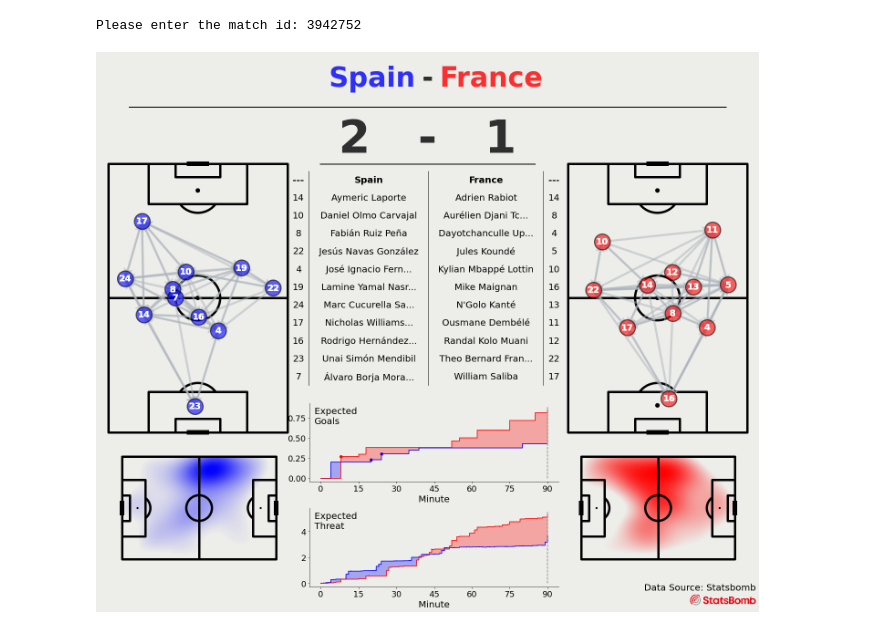
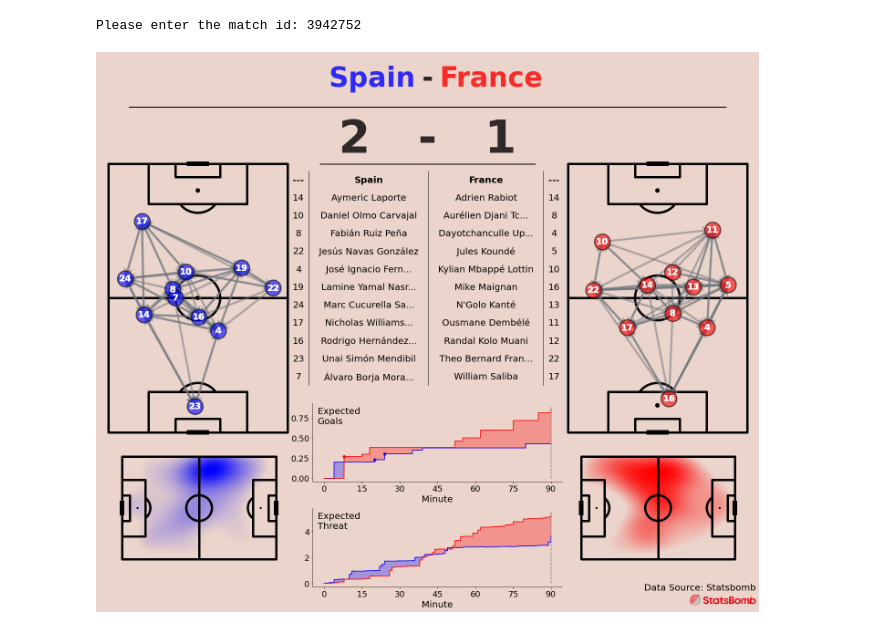
Before and after one commit to Patrick565656/UEFA-Euro-2024-Match-Analysis, a Jupyter notebook: UEFA Euro 2024 Match Analysis.ipynb, the cells around one changed output. Cells and saved outputs as stored; diff of their text form; code cells hidden in the pictures.

```diff
--- a/UEFA Euro 2024 Match Analysis.ipynb
+++ b/UEFA Euro 2024 Match Analysis.ipynb
@@ -415,24 +415,24 @@ gs3 = gridspec.GridSpecFromSubplotSpec(3, 1, subplot_spec=gs0[1,2])
 ax6 = fig.add_subplot(gs3[0,0])
 ax5 = fig.add_subplot(gs3[1,0])
 
-pitch = VerticalPitch(pitch_type='statsbomb', pitch_color='#edede9', line_color='black',stripe_color='#edede9',
+pitch = VerticalPitch(pitch_type='statsbomb', pitch_color='#EBD4CB', line_color='black',stripe_color='#EBD4CB',
                       line_alpha = 1,linewidth=5, spot_scale=0.0075,stripe=True)
 pitch.draw(figsize=(16, 11), constrained_layout=False, tight_layout=True,ax = ax0)
 
 arrows1 = pitch.arrows(pass_between1.x,pass_between1.y,pass_between1.x_end,pass_between1.y_end,ax=ax0,
-                     width = 4.5, headwidth = 4.5, color='#adb5bd', zorder = 1, alpha = 0.5)
+                     width = 4.5, headwidth = 4.5, color='#6c757d', zorder = 1, alpha = 0.5)
 nodes1 = pitch.scatter(average_locations1.x,average_locations1.y,
                      s = 1200, color = 'blue', edgecolors = 'black', linewidth = 2.5,alpha = 0.6, zorder = 1, ax=ax0)
 for index, row in numbers1.iterrows():
     pitch.annotate(row.jersey_number, xy=(row.x_x, row.y_x), c='white', va='center',
                    ha='center', size=19, weight='bold', ax=ax0,zorder=2)
 
-pitch = VerticalPitch(pitch_type='statsbomb', pitch_color='#edede9', line_color='black',stripe_color='#edede9',
+pitch = VerticalPitch(pitch_type='statsbomb', pitch_color='#EBD4CB', line_color='black',stripe_color='#EBD4CB',
                       line_alpha = 1,linewidth=5, spot_scale=0.0075,stripe=True)
 pitch.draw(figsize=(16, 11), constrained_layout=False, tight_layout=True,ax = ax6)
 
 arrows2 = pitch.arrows(pass_between2.x,pass_between2.y,pass_between2.x_end,pass_between2.y_end,ax=ax6,
-                     width = 4.5, headwidth = 4.5, color='#adb5bd', zorder = 1, alpha = 0.5)
+                     width = 4.5, headwidth = 4.5, color='#6c757d', zorder = 1, alpha = 0.5)
 nodes2 = pitch.scatter(average_locations2.x,average_locations2.y,
                      s = 1200, color = 'red', edgecolors = 'black', linewidth = 2.5,alpha = 0.6, zorder = 1, ax=ax6)
 
@@ -440,11 +440,11 @@ for index, row in numbers2.iterrows():
     pitch.annotate(row.jersey_number, xy=(row.x_x, row.y_x), c='white', va='center',
                    ha='center', size=19, weight='bold', ax=ax6,zorder=2)
 
-pitch = Pitch(pitch_type='statsbomb', pitch_color='#edede9', line_color='black',
+pitch = Pitch(pitch_type='statsbomb', pitch_color='#EBD4CB', line_color='black',
                       line_alpha = 1,linewidth=5, spot_scale=0.005,stripe=False,half=False)
 pitch.draw(figsize=(16, 11), constrained_layout=False, tight_layout=True,ax = ax2)
 
-pitch = Pitch(pitch_type='statsbomb', pitch_color='#edede9', line_color='black',
+pitch = Pitch(pitch_type='statsbomb', pitch_color='#EBD4CB', line_color='black',
                       line_alpha = 1,linewidth=5, spot_scale=0.005,stripe=False,half=False)
 pitch.draw(figsize=(16, 11), constrained_layout=False, tight_layout=True,ax = ax8)
 
@@ -564,12 +564,12 @@ ax1.fill_between(x_target_xT, y_limit_a_xT, y_limit_h_xT,
                  where=(bool_list_a_xT),
                  interpolate=True, color='red', alpha=0.3)
 
-fig.set_facecolor('#edede9')
-ax1.set_facecolor('#edede9')
-ax3.set_facecolor('#edede9')
-ax4.set_facecolor('#edede9')
-ax5.set_facecolor('#edede9')
-ax8.set_facecolor('#edede9')
+fig.set_facecolor('#EBD4CB')
+ax1.set_facecolor('#EBD4CB')
+ax3.set_facecolor('#EBD4CB')
+ax4.set_facecolor('#EBD4CB')
+ax5.set_facecolor('#EBD4CB')
+ax8.set_facecolor('#EBD4CB')
 
 
 data = {
@@ -627,8 +627,8 @@ ax4.plot([0, 1], [line_y_position1, line_y_position1], color='black', lw=2)
 ax4.plot([0.32, 0.68], [line_y_position2, line_y_position2], color='black', lw=2)
 
 
-ax4.plot([0, 1], [0, 0], color='#edede9', lw=0)
-ax4.plot([0, 1], [1, 1], color='#edede9', lw=0)
+ax4.plot([0, 1], [0, 0], color='#EBD4CB', lw=0)
+ax4.plot([0, 1], [1, 1], color='#EBD4CB', lw=0)
 
 team1 = home_info[0][:19]
 team2 = away_info[0][:19]
@@ -644,14 +644,14 @@ ax4.text(0.5 + len_team1 / 2 * spacing_multiplier, height_number, team2, fontsiz
 
 hex_color1 = 'blue'
 rgb_color1 = mcolors.hex2color(hex_color1)
-colors1 = [(0, (mcolors.hex2color('#edede9'))),(1, rgb_color1)]
+colors1 = [(0, (mcolors.hex2color('#EBD4CB'))),(1, rgb_color1)]
 cmap1 = mcolors.LinearSegmentedColormap.from_list('custom_cmap', colors1)
 kdeplot1 = pitch.kdeplot(x=successful1['x'],y=successful1['y'],ax=ax2,fill=True,
                         levels=100,alpha=1,thresh=0.15, cut=5,cmap = cmap1,zorder = -1)
 
 hex_color2 = 'red'
 rgb_color2 = mcolors.hex2color(hex_color2)
-colors2 = [(0, (mcolors.hex2color('#edede9'))),(1, rgb_color2)]
+colors2 = [(0, (mcolors.hex2color('#EBD4CB'))),(1, rgb_color2)]
 cmap2 = mcolors.LinearSegmentedColormap.from_list('custom_cmap', colors2)
 kdeplot2 = pitch.kdeplot(x=successful2['x'],y=successful2['y'],ax=ax8,fill=True,
                         levels=100,alpha=1,thresh=0.15, cut=5,cmap = cmap2,zorder = -1)
@@ -685,37 +685,37 @@ ax8.set_position([left8,bottom8,width8,height8])
 
 width5 = 0.38
 height5 = 0.12
-left5 = width0 + 0.02
+left5 = width0 + 0.025
 bottom5 = ((1 - height5) / 2) - 0.52
 ax5.set_position([left5,bottom5,width5,height5])
 
 width3 = 0.4
 height3 = 0.6
 left3 = width0-0.002
 bottom3 = ((1 - height5) / 2) - 0.51
 ax3.set_position([left3, bottom3, width3, height3])
 
 width1 = 0.38
 height1 = 0.12
-left1 = width0 + 0.02
+left1 = width0 + 0.025
 bottom1 = ((1 - height1) / 2) - 0.68
 ax1.set_position([left1,bottom1,width1,height1])
 
 ax4.set_position([0,0.32,1,0.25])
 
 ax1.text(0.02, 0.95, 'Expected\nThreat', transform=ax1.transAxes,
         fontsize=20, verticalalignment='top', horizontalalignment='left')
 
 ax5.text(0.02, 0.95, 'Expected\nGoals', transform=ax5.transAxes,
         fontsize=20, verticalalignment='top', horizontalalignment='left')
 
 fig = add_image(image="SB - Icon Lockup - Colour positive.png", fig=fig, left=0.9, bottom=-0.29, width=0.1, height=0.06)
 CREDIT_1 = "Data Source: Statsbomb"
 fig.text(
     1.0, -0.245, f"{CREDIT_1}", size=20,
     color="#000000",
     ha="right")
 
 plt.show()
 # %% [output]
-[figure, old version]
+[figure, new version]
```
